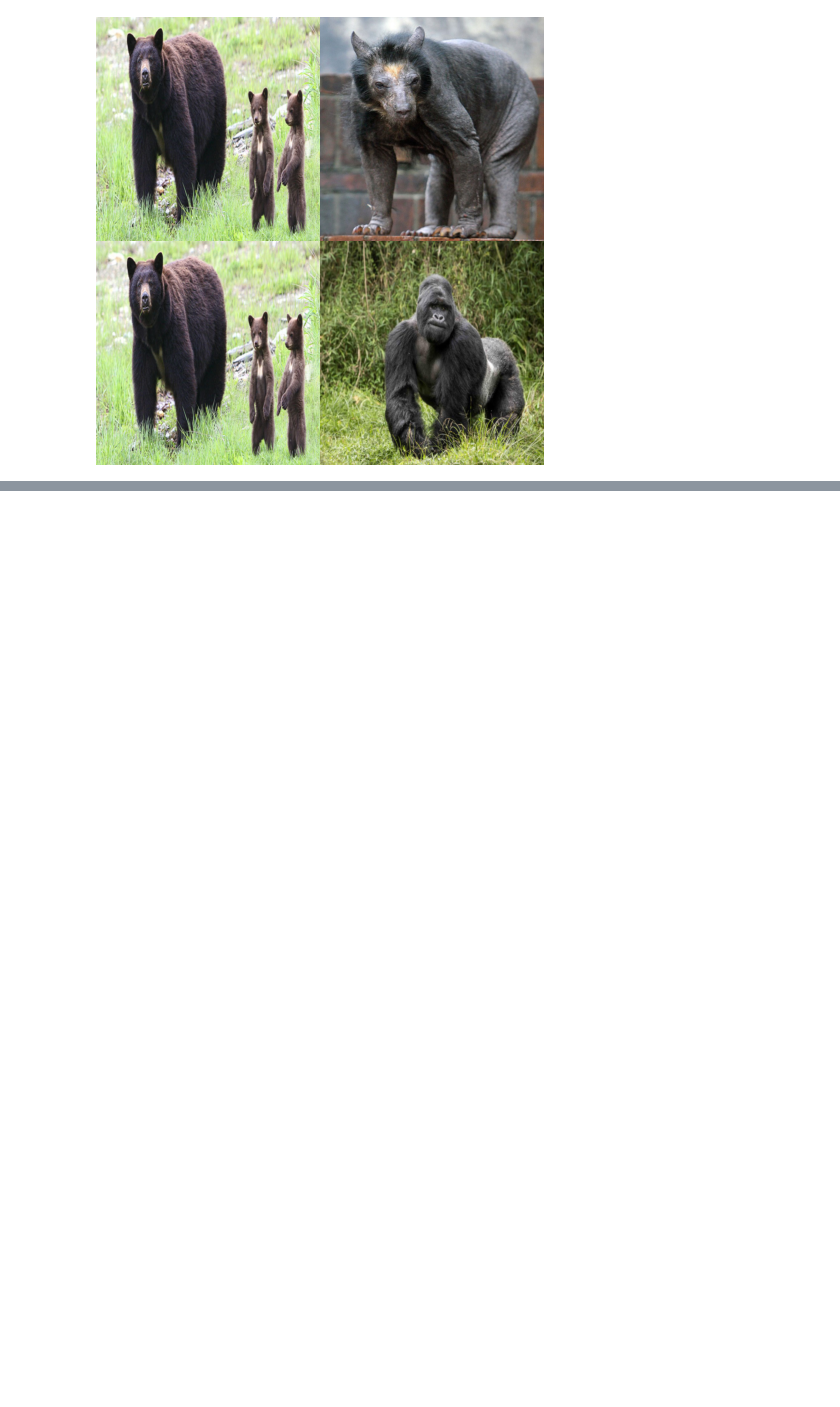
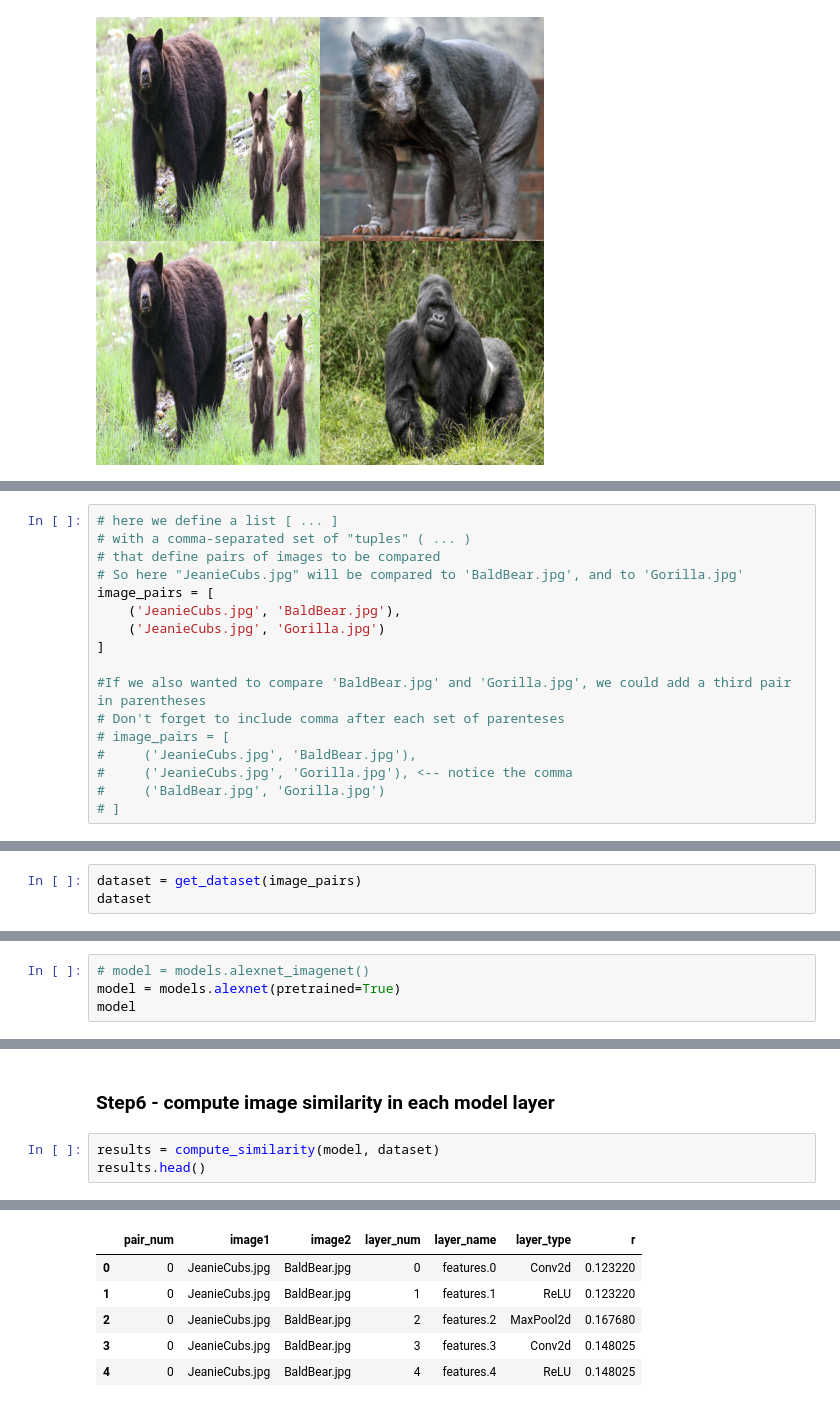
Before and after one commit to grez72/lab-demo, a Jupyter notebook: notebook.ipynb, the cells around one changed output, grey strips where cells are left out. Saved outputs shown, nothing was run; the diff lists cells and outputs as text; blank space fills up the shorter version.

```diff
--- a/notebook.ipynb
+++ b/notebook.ipynb
@@ -359,0 +388,17 @@ stack_imgs(dataset)
+# %%
+# here we define a list [ ... ]
+# with a comma-separated set of "tuples" ( ... )
+# that define pairs of images to be compared
+# So here "JeanieCubs.jpg" will be compared to 'BaldBear.jpg', and to 'Gorilla.jpg'
+image_pairs = [
+    ('JeanieCubs.jpg', 'BaldBear.jpg'),
+    ('JeanieCubs.jpg', 'Gorilla.jpg')
+]
+
+#If we also wanted to compare 'BaldBear.jpg' and 'Gorilla.jpg', we could add a third pair in parentheses
+# Don't forget to include comma after each set of parenteses
+# image_pairs = [
+#     ('JeanieCubs.jpg', 'BaldBear.jpg'),
+#     ('JeanieCubs.jpg', 'Gorilla.jpg'), <-- notice the comma
+#     ('BaldBear.jpg', 'Gorilla.jpg')
+# ]
@@ -359,0 +407,3 @@ stack_imgs(dataset)
+# %%
+dataset = get_dataset(image_pairs)
+dataset
@@ -359,0 +424,4 @@ stack_imgs(dataset)
+# %%
+# model = models.alexnet_imagenet()
+model = models.alexnet(pretrained=True)
+model
@@ -359,0 +446,6 @@ stack_imgs(dataset)
+# %% [markdown]
+### Step6 - compute image similarity in each model layer
+# %%
+results = compute_similarity(model, dataset)
+results.head()
+# %% [output]
@@ -359,0 +453,6 @@ stack_imgs(dataset)
+|  | pair_num | image1 | image2 | layer_num | layer_name | layer_type | r |
+| 0 | 0 | JeanieCubs.jpg | BaldBear.jpg | 0 | features.0 | Conv2d | 0.123220 |
+| 1 | 0 | JeanieCubs.jpg | BaldBear.jpg | 1 | features.1 | ReLU | 0.123220 |
+| 2 | 0 | JeanieCubs.jpg | BaldBear.jpg | 2 | features.2 | MaxPool2d | 0.167680 |
+| 3 | 0 | JeanieCubs.jpg | BaldBear.jpg | 3 | features.3 | Conv2d | 0.148025 |
+| 4 | 0 | JeanieCubs.jpg | BaldBear.jpg | 4 | features.4 | ReLU | 0.148025 |
```
Also changed, not shown: parts of 18 cells of this notebook.
